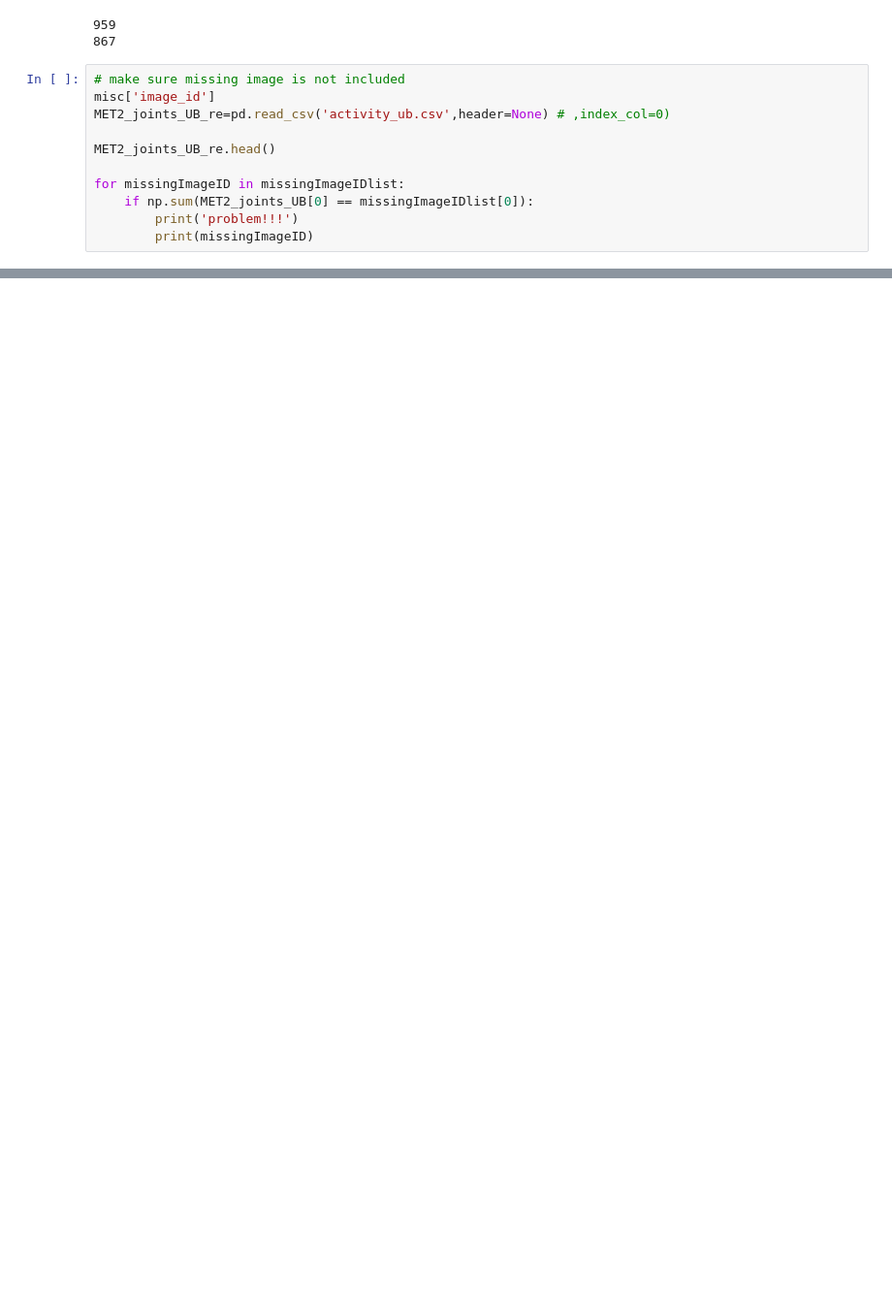
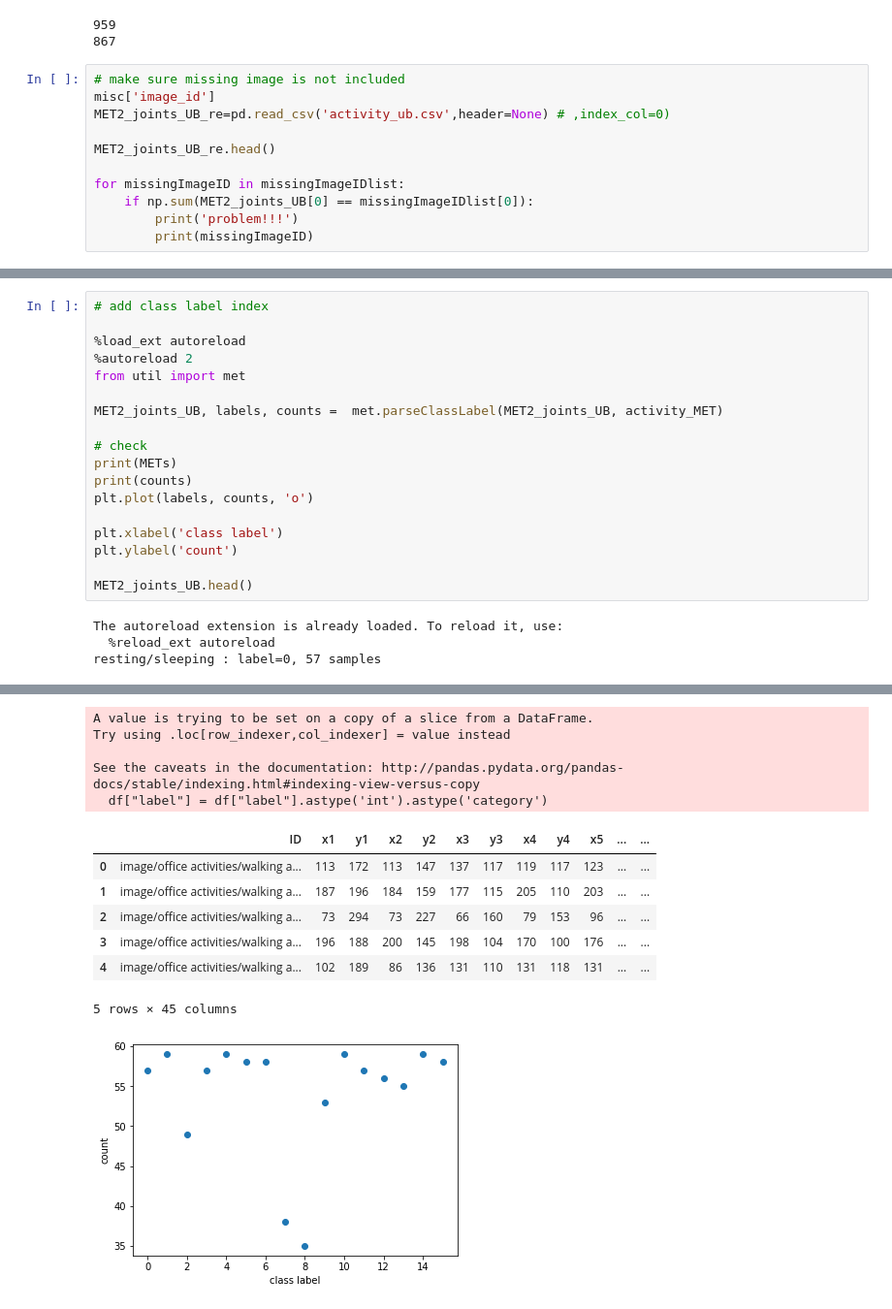
Before and after one commit to ys7yoo/deeppose_tf, a Jupyter notebook: analyzeMET.ipynb, the cells around one changed output, grey strips where cells are left out. Shown at 97% size. Cells and saved outputs as stored; diff of their text form; blank space fills up the shorter version.

```diff
--- a/analyzeMET.ipynb
+++ b/analyzeMET.ipynb
@@ -512,0 +654,22 @@ MET2_joints.head()
+# %%
+# add class label index
+
+%load_ext autoreload
+%autoreload 2
+from util import met
+
+MET2_joints_UB, labels, counts =  met.parseClassLabel(MET2_joints_UB, activity_MET)
+
+# check
+print(METs)
+print(counts)
+plt.plot(labels, counts, 'o')
+
+plt.xlabel('class label')
+plt.ylabel('count')
+
+MET2_joints_UB.head()
+# %% [output]
+The autoreload extension is already loaded. To reload it, use:
+  %reload_ext autoreload
+resting/sleeping : label=0, 57 samples
@@ -512,0 +710,13 @@ MET2_joints.head()
+A value is trying to be set on a copy of a slice from a DataFrame.
+Try using .loc[row_indexer,col_indexer] = value instead
+
+See the caveats in the documentation: http://pandas.pydata.org/pandas-docs/stable/indexing.html#indexing-view-versus-copy
+  df["label"] = df["label"].astype('int').astype('category')
+|  | ID | x1 | y1 | x2 | y2 | x3 | y3 | x4 | y4 | x5 | ... | ... |
+| 0 | image/office activities/walking a... | 113 | 172 | 113 | 147 | 137 | 117 | 119 | 117 | 123 | ... | ... |
+| 1 | image/office activities/walking a... | 187 | 196 | 184 | 159 | 177 | 115 | 205 | 110 | 203 | ... | ... |
+| 2 | image/office activities/walking a... | 73 | 294 | 73 | 227 | 66 | 160 | 79 | 153 | 96 | ... | ... |
+| 3 | image/office activities/walking a... | 196 | 188 | 200 | 145 | 198 | 104 | 170 | 100 | 176 | ... | ... |
+| 4 | image/office activities/walking a... | 102 | 189 | 86 | 136 | 131 | 110 | 131 | 118 | 131 | ... | ... |
+5 rows × 45 columns
+[figure, added]
```
Also changed, not shown: parts of 16 cells of this notebook.
